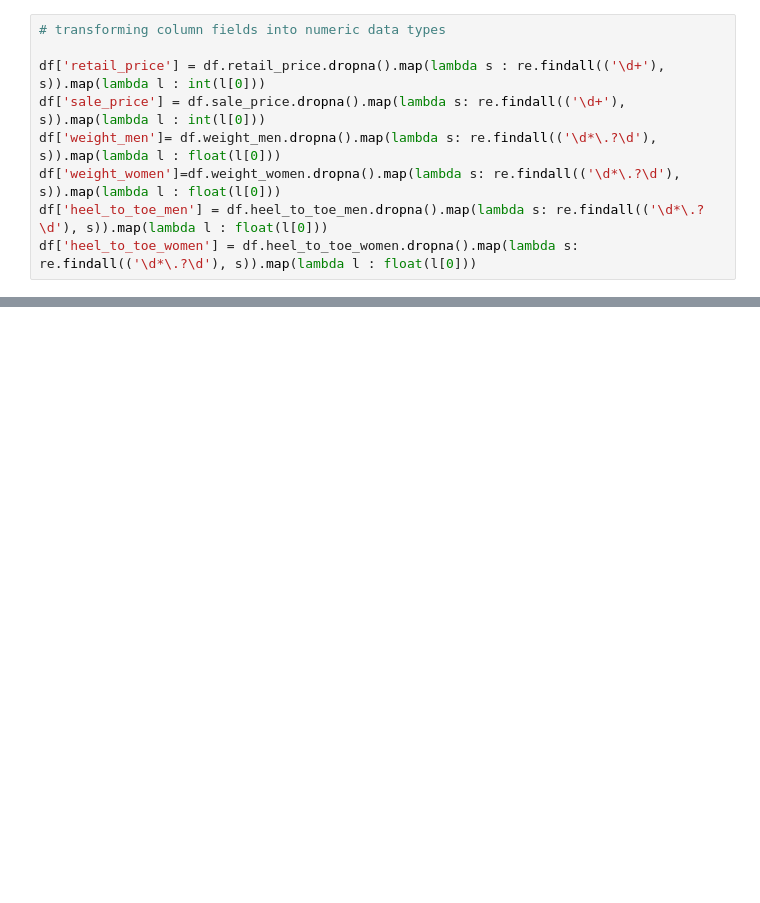
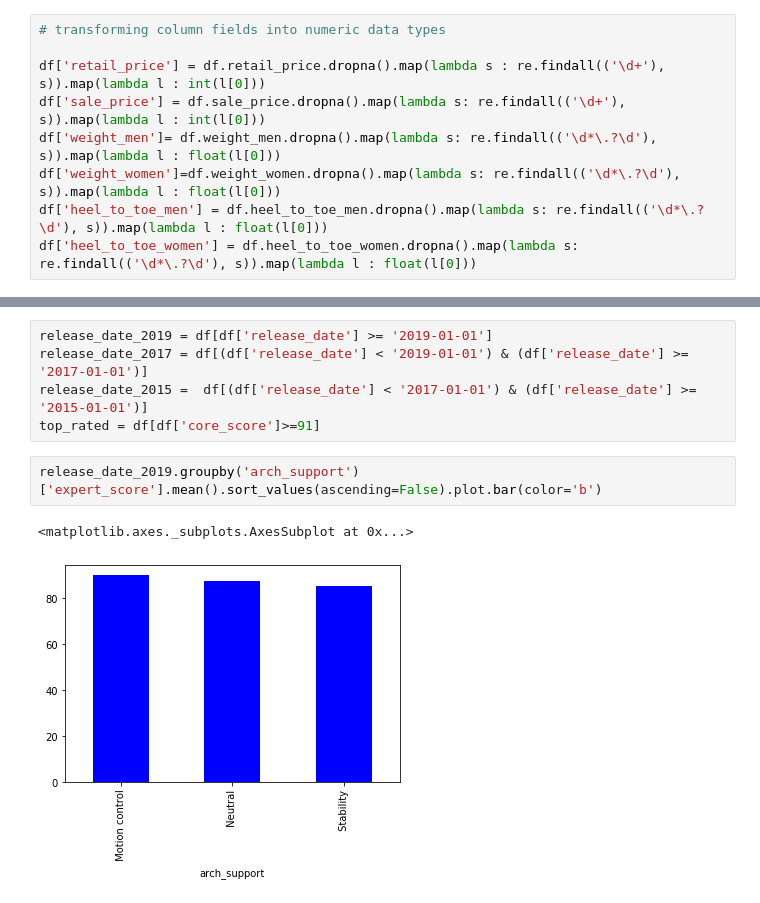
Before and after one commit to jschiavone45/Run_Repeat_Scraper, a Jupyter notebook: Run_Repeat_Analysis.ipynb, the cells around one changed output, grey strips where cells are left out. Drawn from its saved outputs; the diff is of its cells as text; blank space fills up the shorter version.

```diff
--- a/Run_Repeat_Analysis.ipynb
+++ b/Run_Repeat_Analysis.ipynb
@@ -45,0 +64,10 @@ df['heel_to_toe_women'] = df.heel_to_toe_women.dropna().map(lambda s: re.findall
+# %%
+release_date_2019 = df[df['release_date'] >= '2019-01-01']
+release_date_2017 = df[(df['release_date'] < '2019-01-01') & (df['release_date'] >= '2017-01-01')]
+release_date_2015 =  df[(df['release_date'] < '2017-01-01') & (df['release_date'] >= '2015-01-01')]
+top_rated = df[df['core_score']>=91]
+# %%
+release_date_2019.groupby('arch_support')['expert_score'].mean().sort_values(ascending=False).plot.bar(color='b')
+# %% [output]
+<matplotlib.axes._subplots.AxesSubplot at 0x...>
+[figure, added]
```
Also changed, not shown: parts of 33 cells of this notebook, 2 other files.
